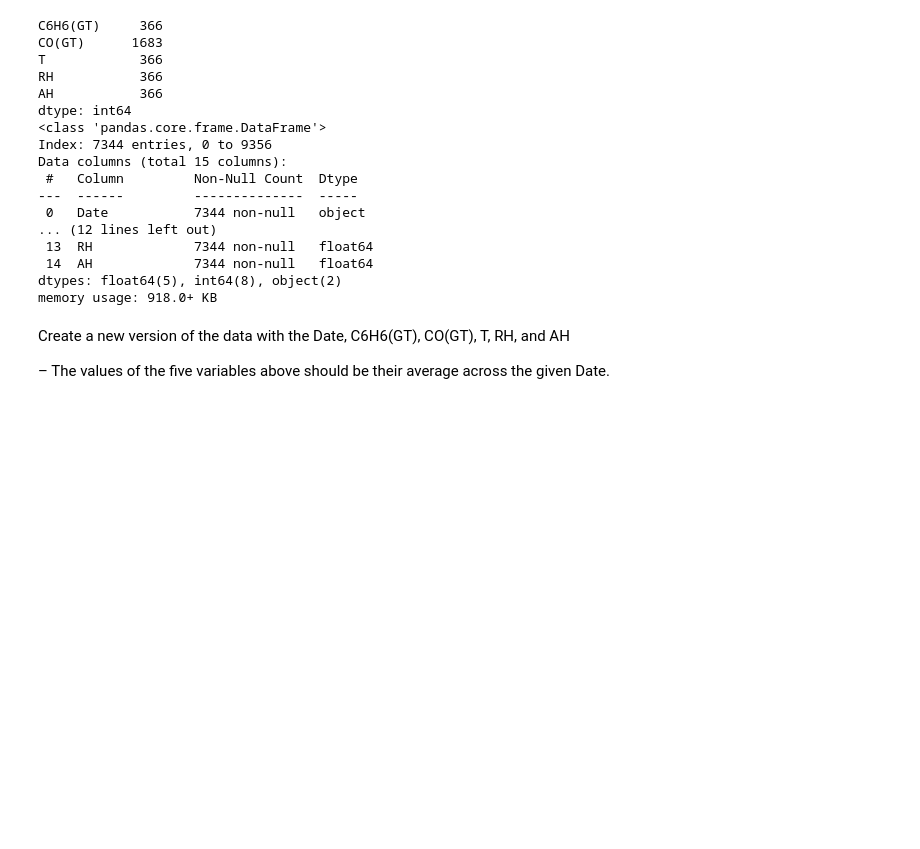
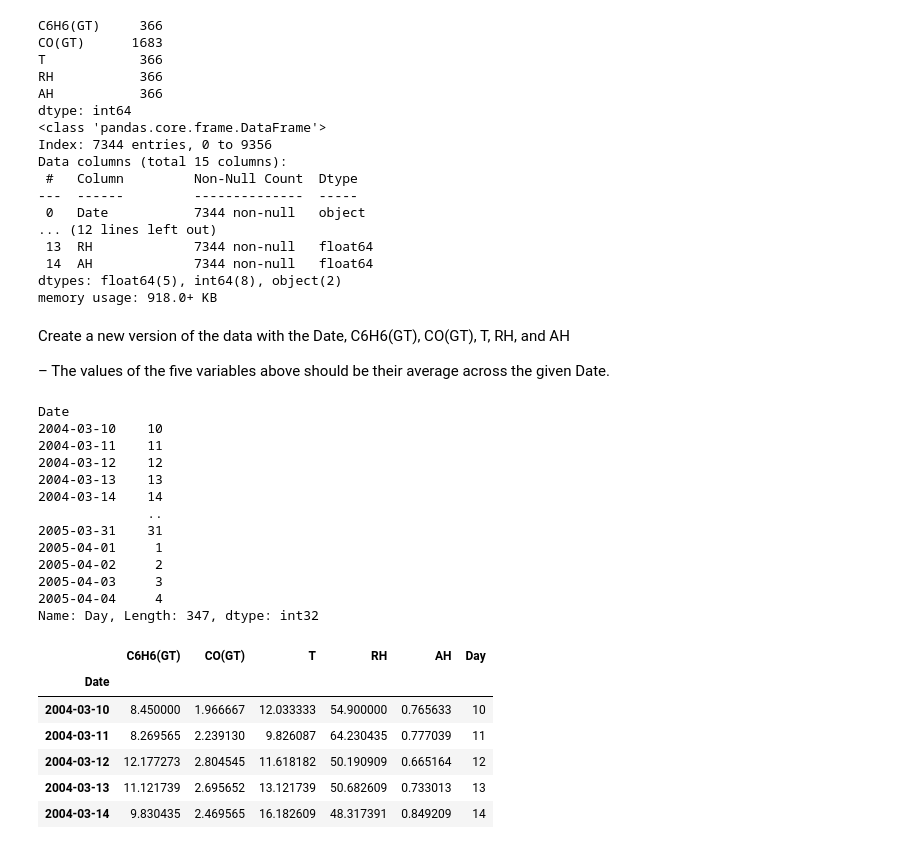
Before and after one commit to THEJoshinator20/ST-554-Project1-Template, a Jupyter notebook: Task3/Task_3.ipynb, the cells around one changed output. Drawn from its saved outputs; the diff is of its cells as text; code cells hidden in the pictures; blank space fills up the shorter version.

```diff
--- a/Task3/Task_3.ipynb
+++ b/Task3/Task_3.ipynb
@@ -110,8 +114,35 @@ memory usage: 918.0+ KB
 # %%
 # Removing any columns that aren't "Date", "C6H6(GT)", "CO(GT)", "T", "RH", "AH"
 air_quality_clean = air_quality_clean[["Date", "C6H6(GT)", "CO(GT)", "T", "RH", "AH"]]
 
 # converting the date from an object to a date
 air_quality_clean["Date"] = pd.to_datetime(air_quality_clean["Date"])
 
-# creating a
+# Averaging the variables by date
+air_data = air_quality_clean.groupby("Date").mean()
+
+# Creating a day variable
+air_data["Day"] = air_data.index.day
+print(air_data["Day"])
+air_data.head()
+# %% [output]
+Date
+2004-03-10    10
+2004-03-11    11
+2004-03-12    12
+2004-03-13    13
+2004-03-14    14
+              ..
+2005-03-31    31
+2005-04-01     1
+2005-04-02     2
+2005-04-03     3
+2005-04-04     4
+Name: Day, Length: 347, dtype: int32
+|  | C6H6(GT) | CO(GT) | T | RH | AH | Day |
+| Date |  |  |  |  |  |  |
+| 2004-03-10 | 8.450000 | 1.966667 | 12.033333 | 54.900000 | 0.765633 | 10 |
+| 2004-03-11 | 8.269565 | 2.239130 | 9.826087 | 64.230435 | 0.777039 | 11 |
+| 2004-03-12 | 12.177273 | 2.804545 | 11.618182 | 50.190909 | 0.665164 | 12 |
+| 2004-03-13 | 11.121739 | 2.695652 | 13.121739 | 50.682609 | 0.733013 | 13 |
+| 2004-03-14 | 9.830435 | 2.469565 | 16.182609 | 48.317391 | 0.849209 | 14 |
```
Also changed, not shown: parts of 14 cells of this notebook.
